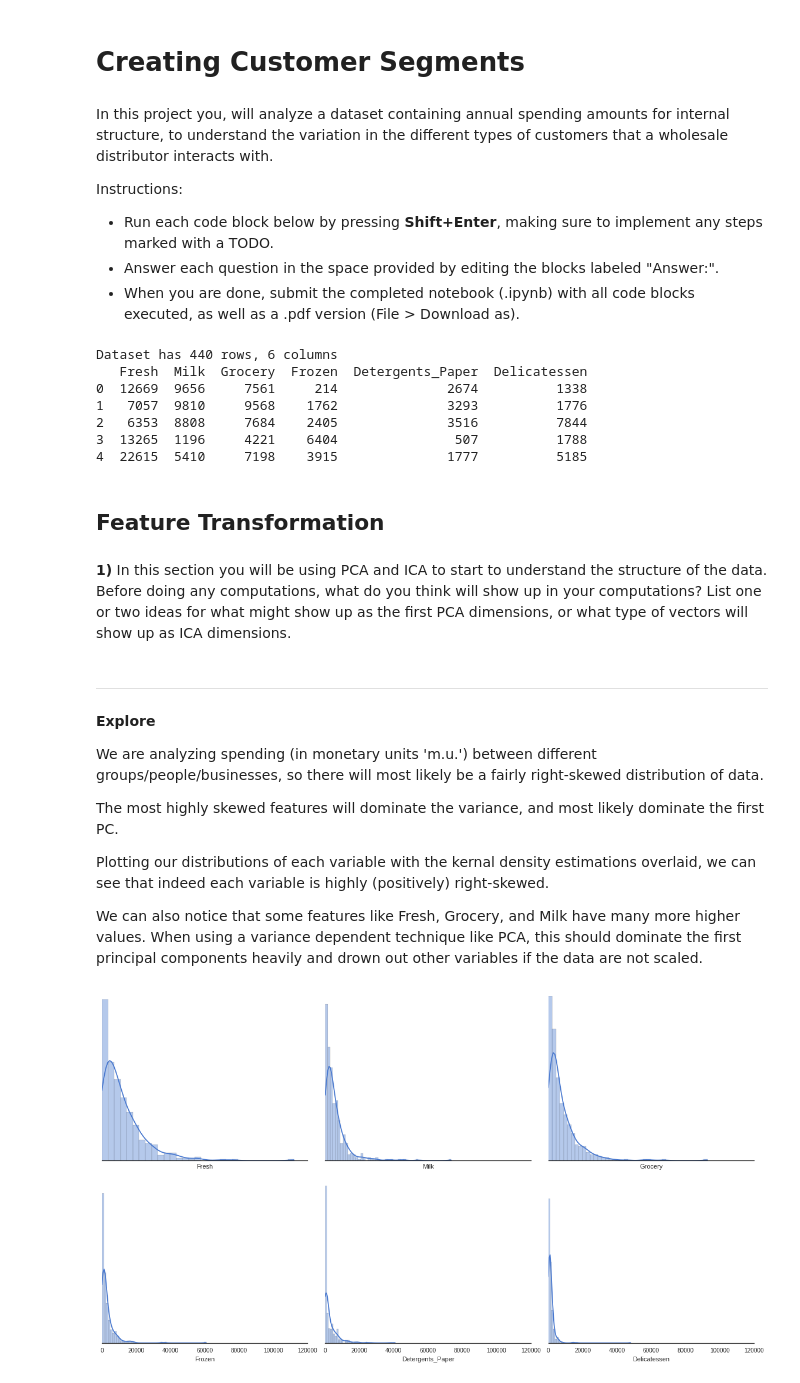
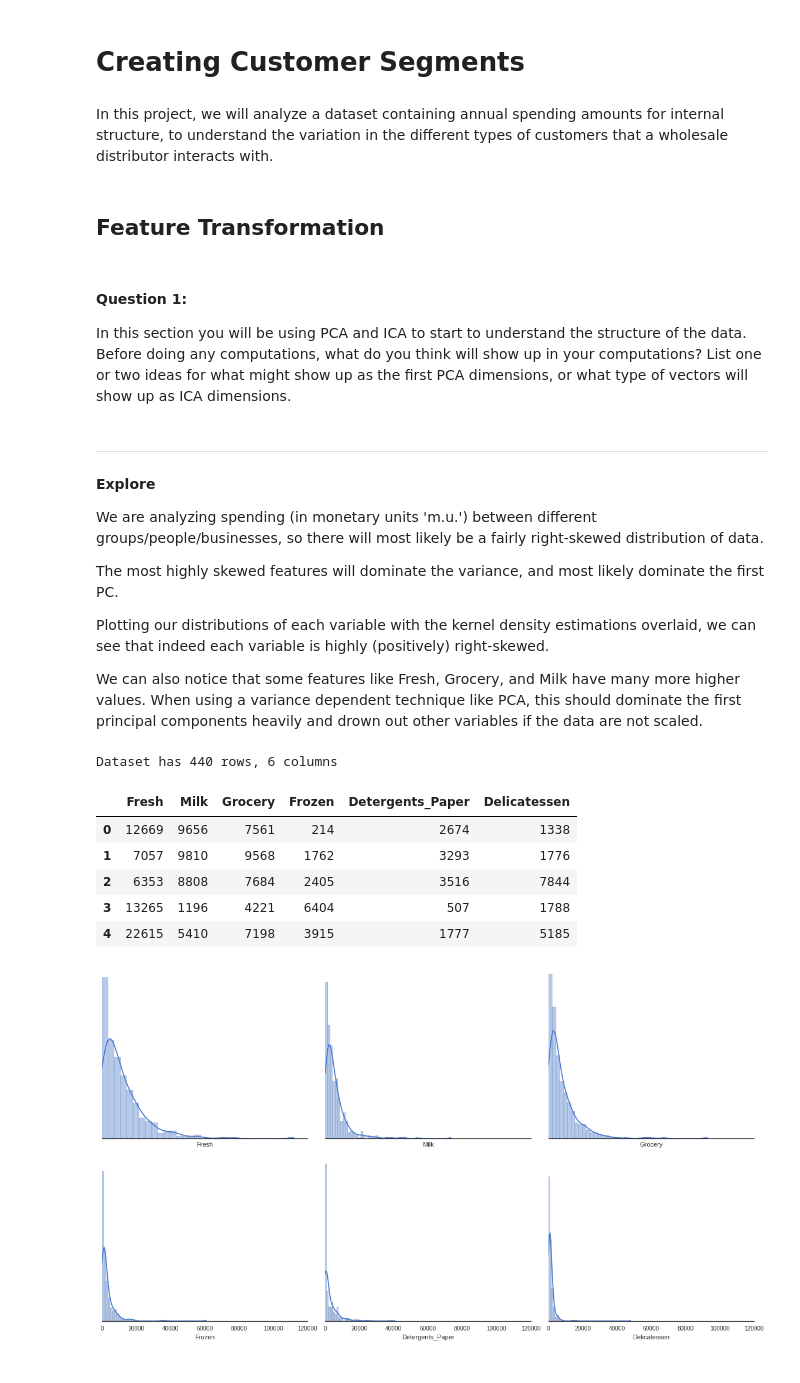
Before and after one commit to FCH808/Machine_Learning_Engineer_Nanodegree, a Jupyter notebook: Project_3/customer_segments/Customer_Segments.ipynb, the cells around one changed output. Drawn from its saved outputs; the diff is of its cells as text; code cells hidden in the pictures.

Commit message:
Add final draft of Customer_Segments.ipynb, hidecode.tplx, convert_to_pdf_instructions.txt, Customer_Segments.pdf

```diff
--- a/Project_3/customer_segments/customer_segments.ipynb
+++ b/Project_3/customer_segments/Customer_Segments.ipynb
@@ -1,18 +1,11 @@
 # %% [markdown]
 # Creating Customer Segments
 # %% [markdown]
-In this project you, will analyze a dataset containing annual spending amounts for internal structure, to understand the variation in the different types of customers that a wholesale distributor interacts with.
-
-Instructions:
-
-- Run each code block below by pressing **Shift+Enter**, making sure to implement any steps marked with a TODO.
-- Answer each question in the space provided by editing the blocks labeled "Answer:".
-- When you are done, submit the completed notebook (.ipynb) with all code blocks executed, as well as a .pdf version (File > Download as).
+In this project, we will analyze a dataset containing annual spending amounts for internal structure, to understand the variation in the different types of customers that a wholesale distributor interacts with.
 # %%
-#import warnings
-#warnings.filterwarnings('ignore') # Suppress seaborn import regarding axes.color_cycle deprecation
+import warnings
+warnings.filterwarnings('ignore') # Suppress seaborn import regarding axes.color_cycle deprecation
 
-# Import libraries: NumPy, pandas, matplotlib
 import numpy as np
 import pandas as pd
 import seaborn as sns
@@ -31,23 +24,12 @@ sns.set_style("whitegrid")
 
 # Tell iPython to include plots inline in the notebook
 %matplotlib inline
-
-# Read dataset
-data = pd.read_csv("wholesale-customers.csv")
-print "Dataset has {} rows, {} columns".format(*data.shape)
-print data.head()  # print the first 5 rows
-# %% [output]
-Dataset has 440 rows, 6 columns
-   Fresh  Milk  Grocery  Frozen  Detergents_Paper  Delicatessen
-0  12669  9656     7561     214              2674          1338
-1   7057  9810     9568    1762              3293          1776
-2   6353  8808     7684    2405              3516          7844
-3  13265  1196     4221    6404               507          1788
-4  22615  5410     7198    3915              1777          5185
 # %% [markdown]
 ## Feature Transformation
 # %% [markdown]
-**1)** In this section you will be using PCA and ICA to start to understand the structure of the data. Before doing any computations, what do you think will show up in your computations? List one or two ideas for what might show up as the first PCA dimensions, or what type of vectors will show up as ICA dimensions.
+#### Question 1:
+
+In this section you will be using PCA and ICA to start to understand the structure of the data. Before doing any computations, what do you think will show up in your computations? List one or two ideas for what might show up as the first PCA dimensions, or what type of vectors will show up as ICA dimensions.
 # %% [markdown]
 ---
 __Explore__
@@ -56,9 +38,22 @@ We are analyzing spending (in monetary units 'm.u.') between different groups/pe
 
 The most highly skewed features will dominate the variance, and most likely dominate the first PC.
 
-Plotting our distributions of each variable with the kernal density estimations overlaid, we can see that indeed each variable is highly (positively) right-skewed.
+Plotting our distributions of each variable with the kernel density estimations overlaid, we can see that indeed each variable is highly (positively) right-skewed.
 
 We can also notice that some features like Fresh, Grocery, and Milk have many more higher values. When using a variance dependent technique like PCA, this should dominate the first principal components heavily and drown out other variables if the data are not scaled.
+# %%
+# Read dataset
+data = pd.read_csv("wholesale-customers.csv")
+print "Dataset has {} rows, {} columns".format(*data.shape)
+data.head()  # print the first 5 rows
+# %% [output]
+Dataset has 440 rows, 6 columns
+|  | Fresh | Milk | Grocery | Frozen | Detergents_Paper | Delicatessen |
+| 0 | 12669 | 9656 | 7561 | 214 | 2674 | 1338 |
+| 1 | 7057 | 9810 | 9568 | 1762 | 3293 | 1776 |
+| 2 | 6353 | 8808 | 7684 | 2405 | 3516 | 7844 |
+| 3 | 13265 | 1196 | 4221 | 6404 | 507 | 1788 |
+| 4 | 22615 | 5410 | 7198 | 3915 | 1777 | 5185 |
 # %%
 sns.set(style="white", palette="muted", color_codes=True)
 f, axes = plt.subplots(2, 3, figsize=(16, 9), sharex=True)
```
Also changed, not shown: parts of 20 cells of this notebook, 3 other files.
